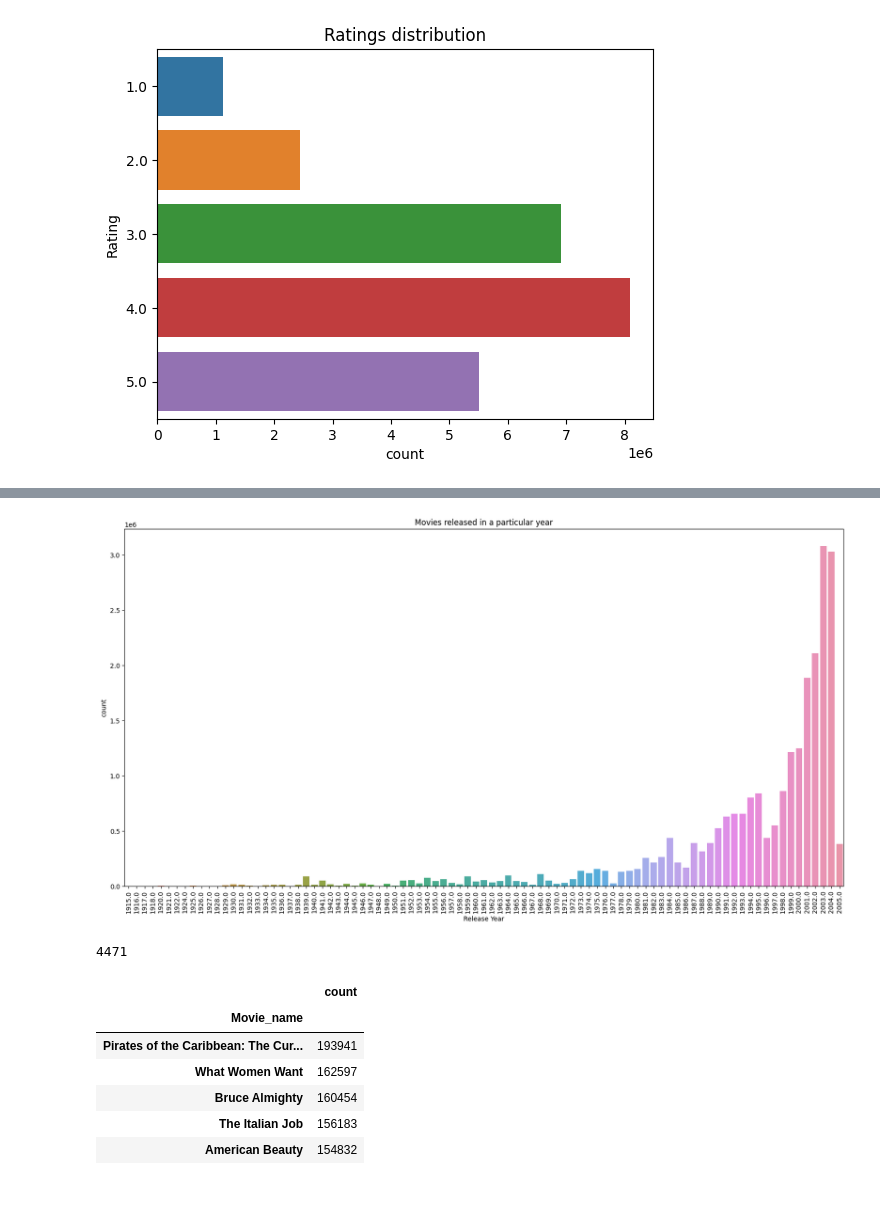
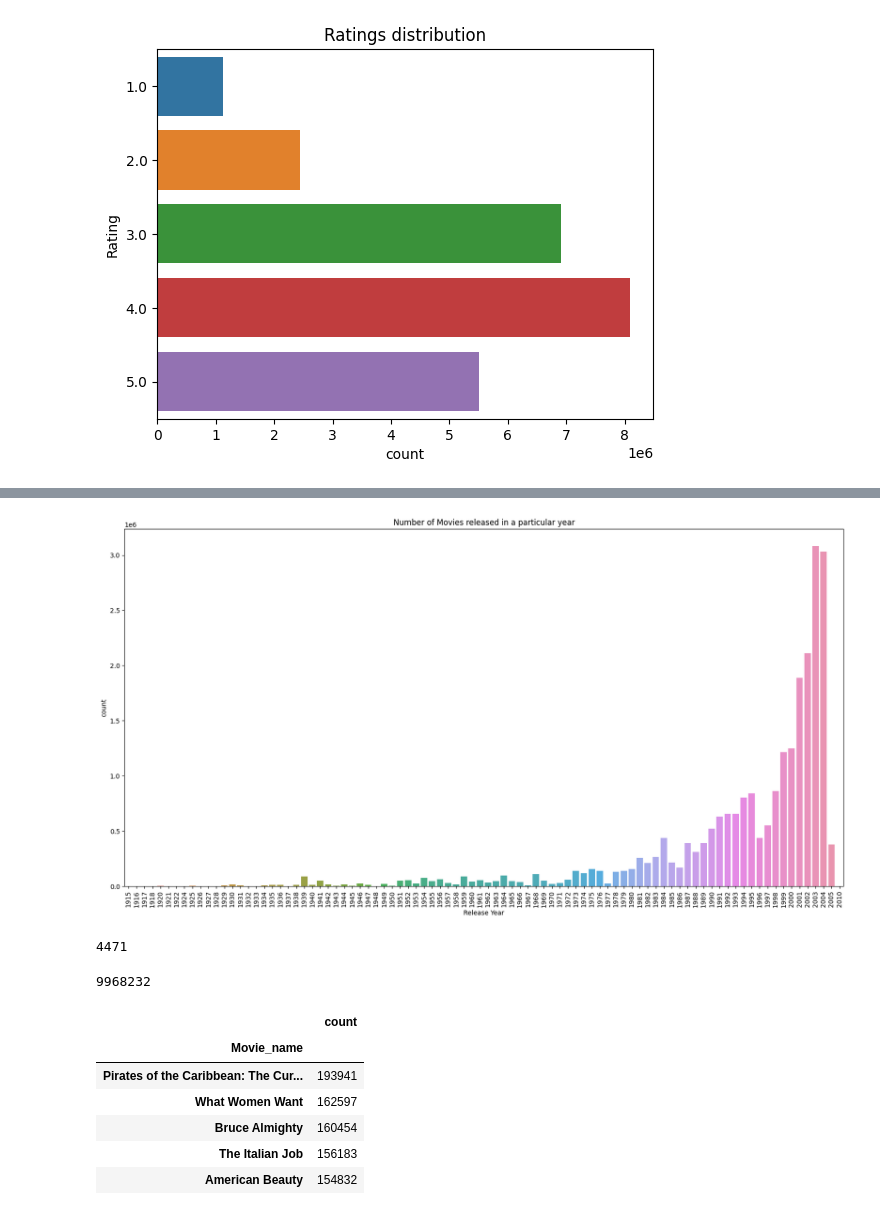
Before and after one commit to XXzE3/Movie-recommender-engine, a Jupyter notebook: Movie recommender engine.ipynb, the cells around one changed output, grey strips where cells are left out. Saved outputs shown, nothing was run; the diff lists cells and outputs as text; code cells hidden in the pictures.

Commit message:
Added the genre data and updated the analysis part

```diff
--- a/Movie recommender engine.ipynb
+++ b/Movie recommender engine.ipynb
@@ -325,0 +450,3 @@ movie_name
+# %%
+movie_name['Movie_name'] = movie_name['Movie_name'] + ' (' + movie_name['Release Year'].astype(str) + ')'
+movie_name.head()
@@ -325,0 +460,4 @@ movie_name
+# %%
+#updating the name dataset with genre
+movie_name = pd.merge(movie_name, genre_data, on=["Movie_name"], how='left')
+movie_name
@@ -325,0 +503,4 @@ movie_name
+# %%
+# Dropping the second occurance of Hamlet as the genre drama is already included in the previous one
+movie_name.drop_duplicates(keep = 'first', inplace = True, subset = 'MovieId')
+movie_name['MovieId'].duplicated().sum()
@@ -325,0 +509,3 @@ movie_name
+# %%
+movie_name['Movie_name'] = movie_name['Movie_name'].str[0:-7:1]
+movie_name
@@ -375,15 +591,19 @@ netflix['Release Year'].nunique()
 # %%
 plt.figure(figsize=(20,10))
 sns.countplot(data = netflix, x = "Release Year")
-plt.title("Movies released in a particular year")
+plt.title("Number of Movies released in a particular year")
 plt.xticks(rotation = 90)
 plt.show()
 # %% [output]
-[figure, old version]
+[figure, new version]
 # %%
 netflix['Movie_name'].nunique()
 # %% [output]
 4471
+# %%
+netflix['Genres'].isnull().sum()
+# %% [output]
+9968232
 # %%
 # Count of ratings for each movie
 netflix.groupby('Movie_name')['Rating'].agg(['count']).sort_values(by=['count'],ascending=False)
```
Also changed, not shown: parts of 49 cells of this notebook.
